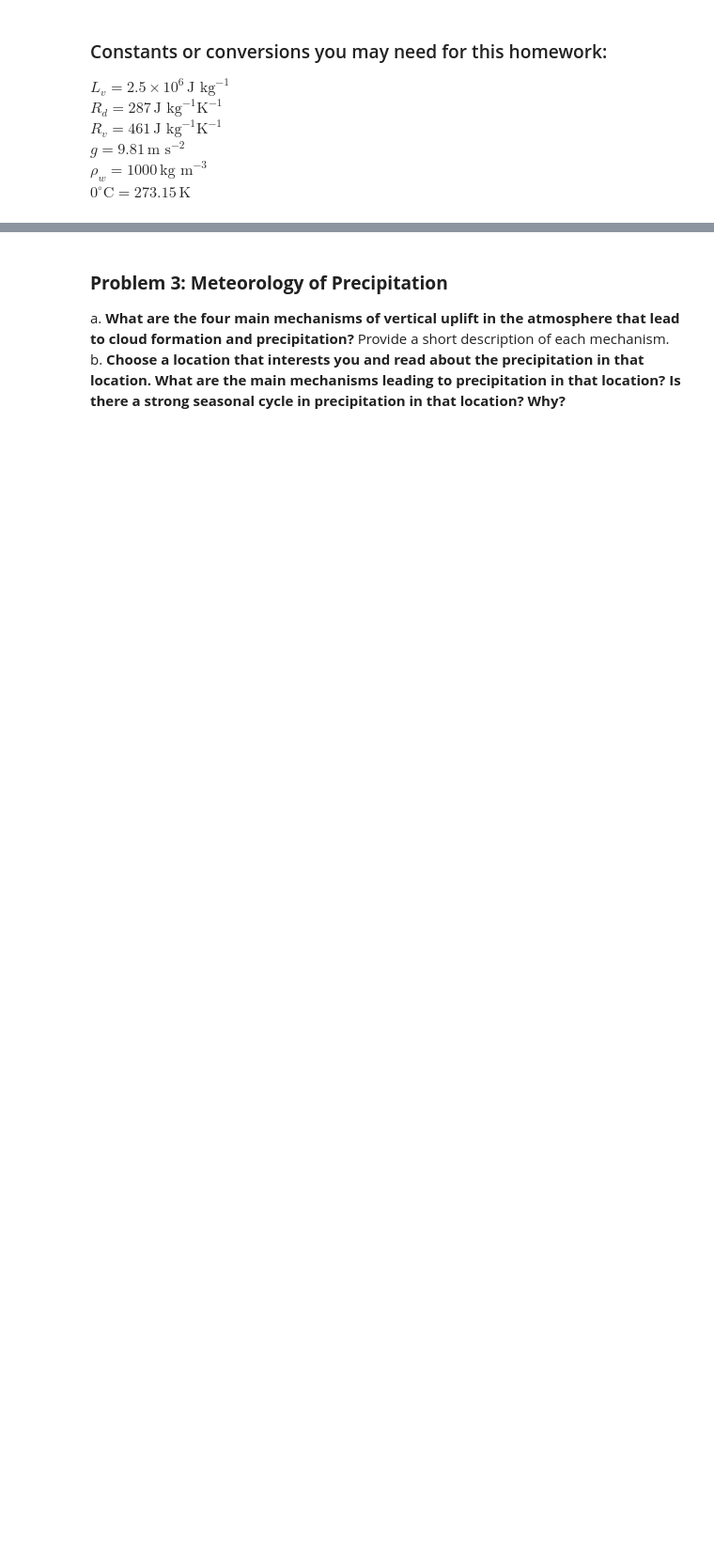
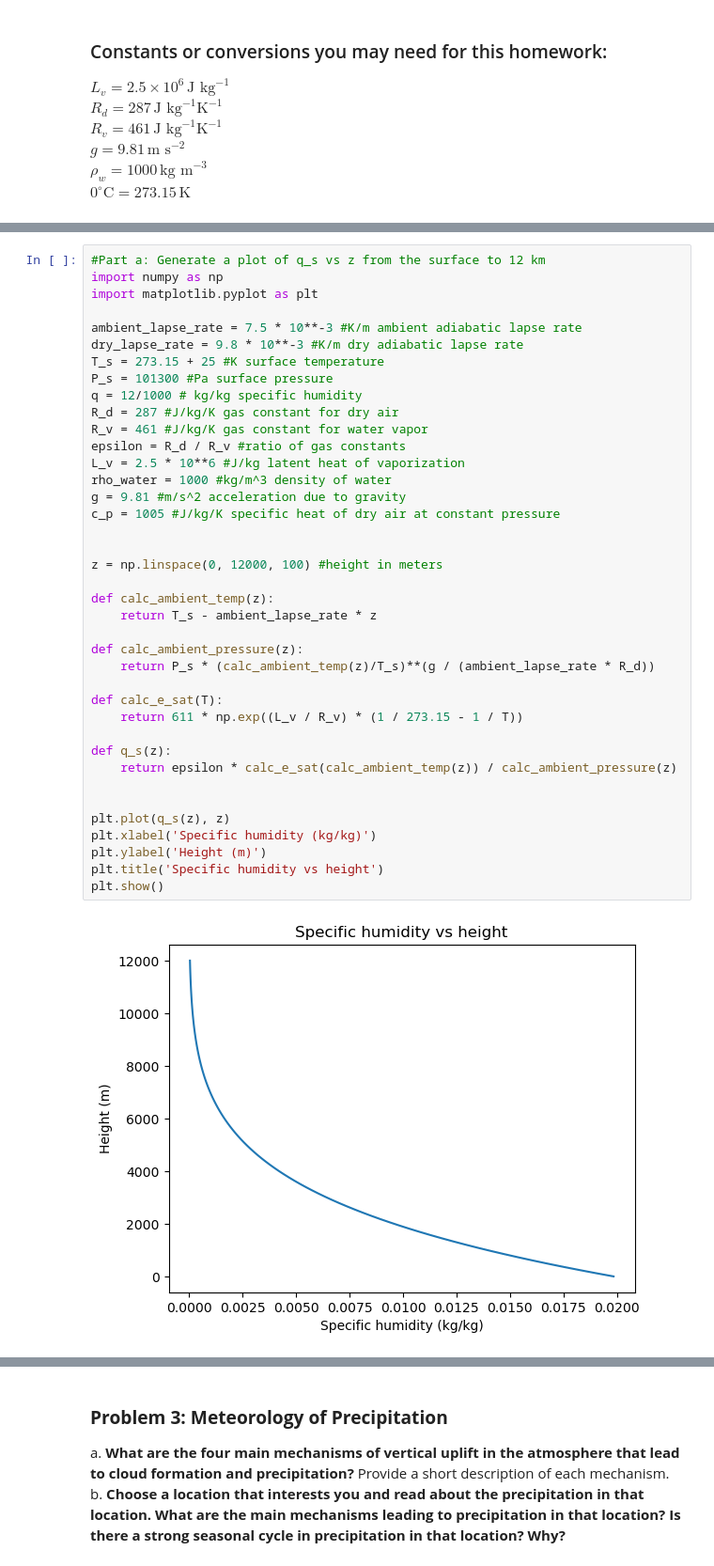
Before and after one commit to atdunwoody/EcoHydro, a Jupyter notebook: CIVE 520/HW2.ipynb, the cells around one changed output, grey strips where cells are left out. Shown: that part at 94% size. Cells and saved outputs as stored; diff of their text form; blank space fills up the shorter version.

```diff
--- a/CIVE 520/HW2.ipynb
+++ b/CIVE 520/HW2.ipynb
@@ -31,0 +26,41 @@ f) **Approximately what heights correspond to the level of free convection and t
+# %%
+#Part a: Generate a plot of q_s vs z from the surface to 12 km
+import numpy as np
+import matplotlib.pyplot as plt
+
+ambient_lapse_rate = 7.5 * 10**-3 #K/m ambient adiabatic lapse rate
+dry_lapse_rate = 9.8 * 10**-3 #K/m dry adiabatic lapse rate
+T_s = 273.15 + 25 #K surface temperature
+P_s = 101300 #Pa surface pressure
+q = 12/1000 # kg/kg specific humidity
+R_d = 287 #J/kg/K gas constant for dry air
+R_v = 461 #J/kg/K gas constant for water vapor
+epsilon = R_d / R_v #ratio of gas constants
+L_v = 2.5 * 10**6 #J/kg latent heat of vaporization
+rho_water = 1000 #kg/m^3 density of water
+g = 9.81 #m/s^2 acceleration due to gravity
+c_p = 1005 #J/kg/K specific heat of dry air at constant pressure
+
+
+z = np.linspace(0, 12000, 100) #height in meters
+
+def calc_ambient_temp(z):
+    return T_s - ambient_lapse_rate * z
+
+def calc_ambient_pressure(z):
+    return P_s * (calc_ambient_temp(z)/T_s)**(g / (ambient_lapse_rate * R_d))
+
+def calc_e_sat(T):
+    return 611 * np.exp((L_v / R_v) * (1 / 273.15 - 1 / T))
+
+def q_s(z):
+    return epsilon * calc_e_sat(calc_ambient_temp(z)) / calc_ambient_pressure(z)
+
+
+plt.plot(q_s(z), z)
+plt.xlabel('Specific humidity (kg/kg)')
+plt.ylabel('Height (m)')
+plt.title('Specific humidity vs height')
+plt.show()
+# %% [output]
+[figure, added]
```
Also changed, not shown: parts of 14 cells of this notebook, 3 other files.
